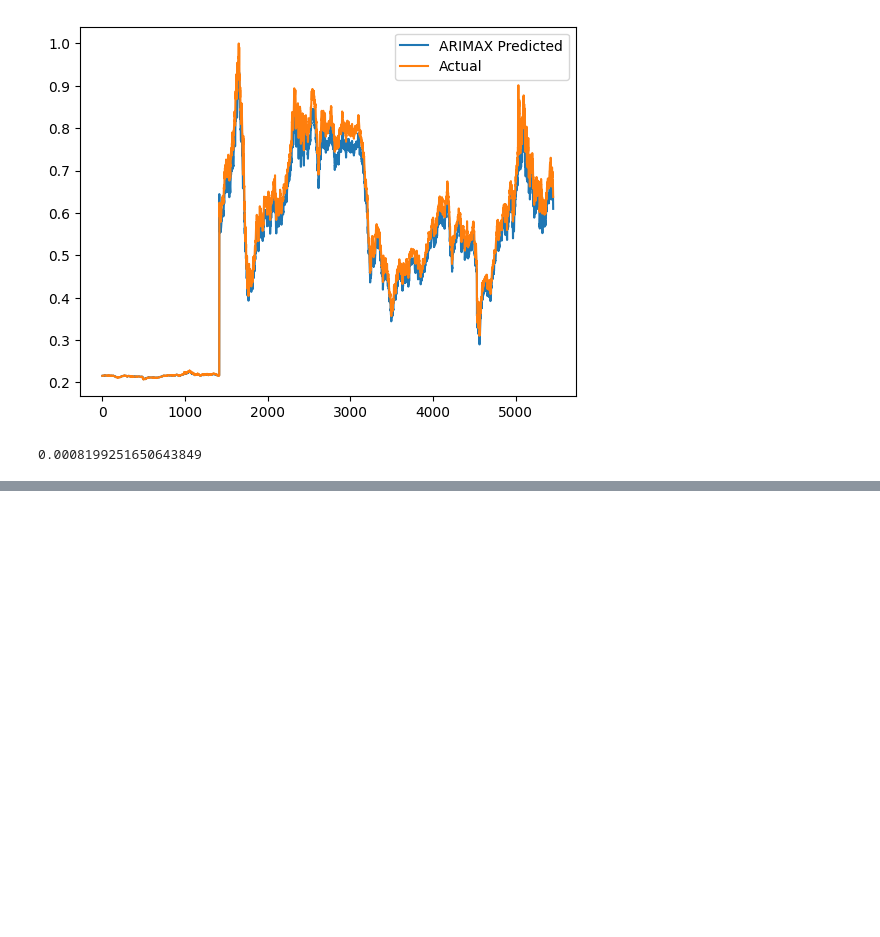
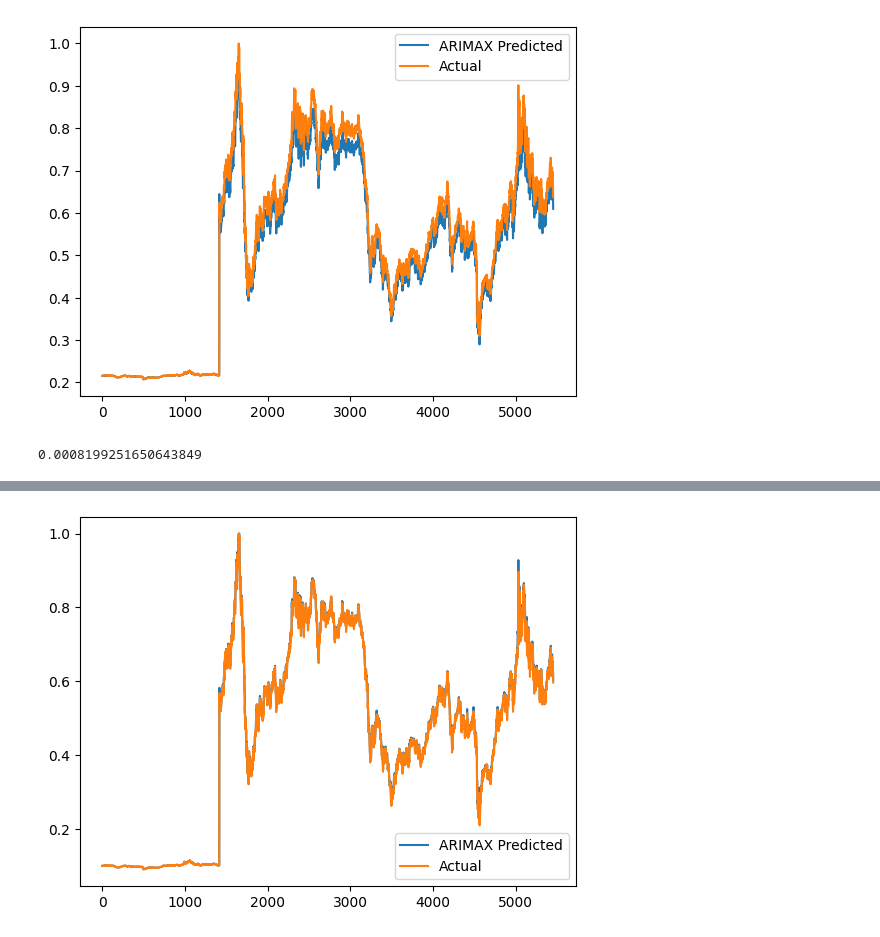
Before and after one commit to chitoge729/BE_Project, a Jupyter notebook: BE_Project_3.ipynb, the cells around one changed output, grey strips where cells are left out. Drawn from its saved outputs; the diff is of its cells as text; code cells hidden in the pictures; blank space fills up the shorter version.

```diff
--- a/BE_Project_3.ipynb
+++ b/BE_Project_3.ipynb
@@ -461,3 +461,87 @@ ARIMA Mean Squared Error: 0.14248767528502918
 ARIMAX Mean Squared Error: 0.0008199251650643849
 [figure]
 0.0008199251650643849
+# %%
+# Function to create sequences
+def create_sequences(data, sequence_length):
+    sequences = []
+    for i in range(len(data) - sequence_length):
+        seq = data[i:i + sequence_length]
+        sequences.append(seq)
+    return np.array(sequences)
+
+# Function to evaluate ARIMA
+def evaluate_arima(train_data, test_data, order):
+    model = ARIMA(train_data, order=order)
+    model_fit = model.fit()
+    predictions = model_fit.forecast(steps=len(test_data))
+    mse = mean_squared_error(test_data, predictions)
+    print(f'ARIMA Mean Squared Error: {mse}')
+
+    # Plot predictions
+    plt.plot(predictions, label='ARIMA Predicted')
+    plt.plot(test_data, label='Actual')
+    plt.legend()
+    plt.show()
+    return mse
+
+# Function to evaluate ARIMA with exogenous variable
+def evaluate_arimax(train_data, test_data, order, exog_train, exog_test):
+    # Check if exogenous variable is 2D
+    if exog_train.ndim == 1:
+        exog_train = exog_train.reshape(-1, 1)
+    if exog_test.ndim == 1:
+        exog_test = exog_test.reshape(-1, 1)
+
+    model = ARIMA(train_data, order=order, exog=exog_train)
+    model_fit = model.fit()
+    predictions = model_fit.forecast(steps=len(test_data), exog=exog_test)
+    mse = mean_squared_error(test_data, predictions)
+    print(f'ARIMAX Mean Squared Error: {mse}')
+
+    # Plot predictions
+    plt.plot(predictions, label='ARIMAX Predicted')
+    plt.plot(test_data, label='Actual')
+    plt.legend()
+    plt.show()
+    return mse
+
+# Preprocessing
+target_variable = 'open'
+target_data = df[[target_variable]]
+exog_variable = 'high'  # Use 'high' as exogenous variable
+
+scaler = MinMaxScaler()
+target_data_scaled = scaler.fit_transform(target_data)
+
+# Set sequence length
+sequence_length = 20
+
+# Create sequences for training and testing
+sequences = create_sequences(target_data_scaled, sequence_length)
+train_size = int(len(sequences) * 0.8)
+train_data, test_data = sequences[:train_size], sequences[train_size:]
+
+# Extract X_train, y_train, X_test, y_test
+X_train, y_train = train_data[:, :-1], train_data[:, -1]
+X_test, y_test = test_data[:, :-1], test_data[:, -1]
+
+# Reshape for ARIMA model compatibility
+y_train = y_train.reshape(-1, 1)
+y_test = y_test.reshape(-1, 1)
+
+# Create sequences for exogenous variable
+exog_sequences = create_sequences(df[[exog_variable]].values, sequence_length)
+exog_train, exog_test = exog_sequences[:train_size], exog_sequences[train_size:]
+
+# Reshape exogenous variables if needed
+exog_train = exog_train.reshape((exog_train.shape[0], exog_train.shape[1]))
+exog_test = exog_test.reshape((exog_test.shape[0], exog_test.shape[1]))
+
+# Grid search for ARIMA hyperparameters
+best_order = (5, 1, 0)  # Example order, you may need to adjust
+evaluate_arima(y_train, y_test, best_order)
+
+# Train and evaluate ARIMAX model with best hyperparameters
+evaluate_arimax(y_train, y_test, best_order, exog_train, exog_test)
+# %% [output]
@@ -463,0 +551 @@ ARIMAX Mean Squared Error: 0.0008199251650643849
+[figure, added]
```
Also changed, not shown: parts of 9 cells of this notebook.
